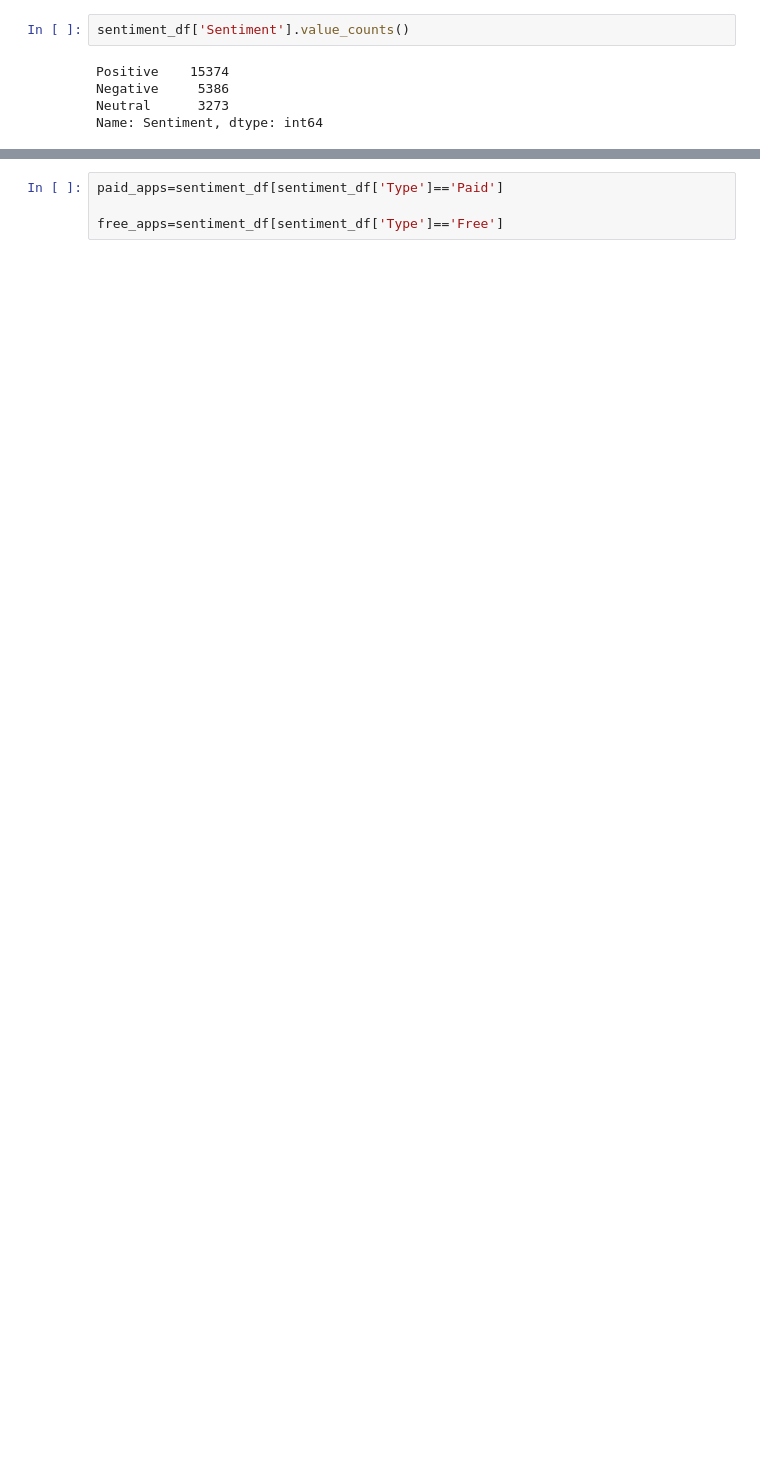
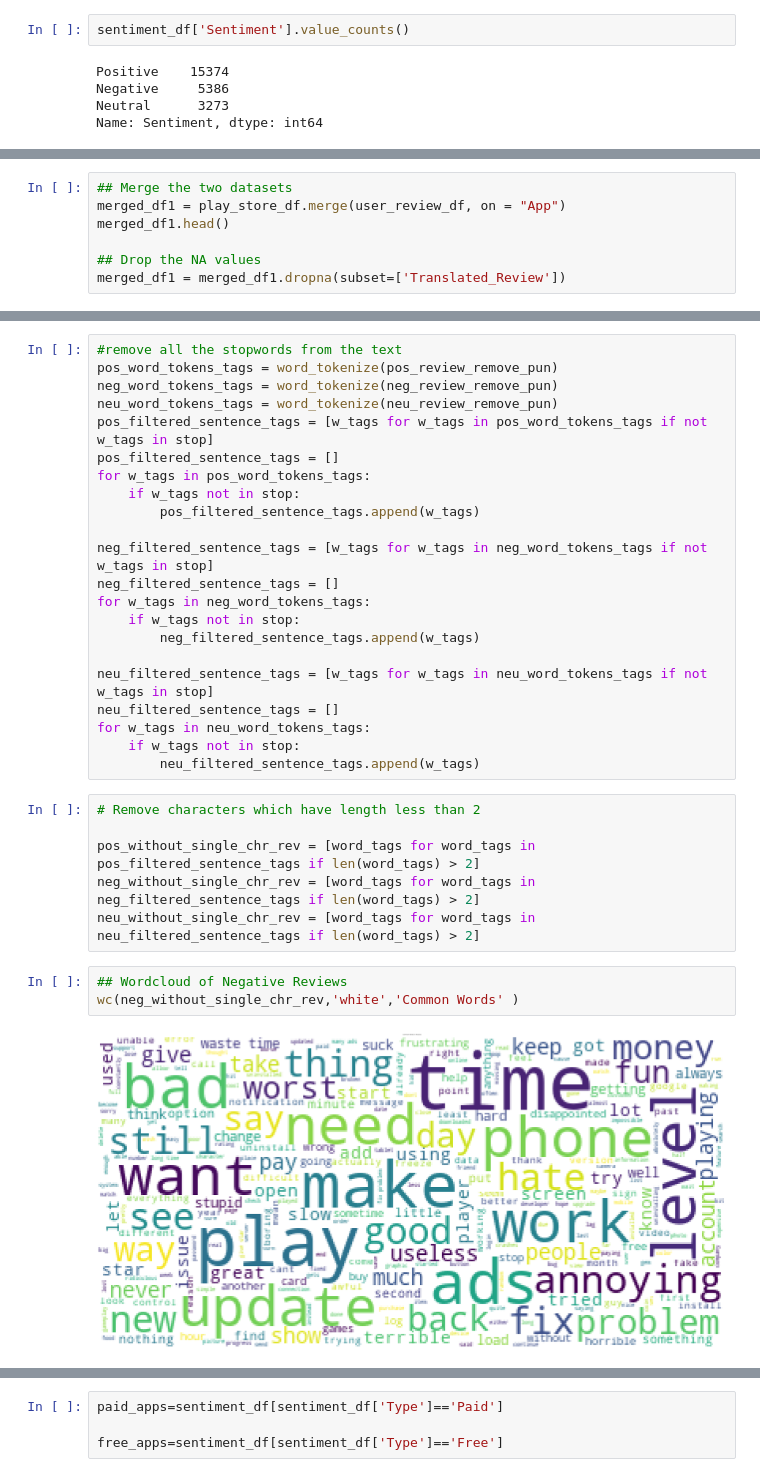
Before and after one commit to sameersat96/Play-store-data-analysis, a Jupyter notebook: play_store_analysis_and_sentiment_analysis.ipynb, the cells around one changed output, grey strips where cells are left out. Cells and saved outputs as stored; diff of their text form; blank space fills up the shorter version.

```diff
--- a/play_store_analysis_and_sentiment_analysis.ipynb
+++ b/play_store_analysis_and_sentiment_analysis.ipynb
@@ -1073,0 +1002,7 @@ plt.show()
+# %%
+## Merge the two datasets
+merged_df1 = play_store_df.merge(user_review_df, on = "App")
+merged_df1.head()
+
+## Drop the NA values
+merged_df1 = merged_df1.dropna(subset=['Translated_Review'])
@@ -1073,0 +1036,33 @@ plt.show()
+# %%
+#remove all the stopwords from the text
+pos_word_tokens_tags = word_tokenize(pos_review_remove_pun)
+neg_word_tokens_tags = word_tokenize(neg_review_remove_pun)
+neu_word_tokens_tags = word_tokenize(neu_review_remove_pun)
+pos_filtered_sentence_tags = [w_tags for w_tags in pos_word_tokens_tags if not w_tags in stop]
+pos_filtered_sentence_tags = []
+for w_tags in pos_word_tokens_tags:
+    if w_tags not in stop:
+        pos_filtered_sentence_tags.append(w_tags)
+
+neg_filtered_sentence_tags = [w_tags for w_tags in neg_word_tokens_tags if not w_tags in stop]
+neg_filtered_sentence_tags = []
+for w_tags in neg_word_tokens_tags:
+    if w_tags not in stop:
+        neg_filtered_sentence_tags.append(w_tags)
+
+neu_filtered_sentence_tags = [w_tags for w_tags in neu_word_tokens_tags if not w_tags in stop]
+neu_filtered_sentence_tags = []
+for w_tags in neu_word_tokens_tags:
+    if w_tags not in stop:
+        neu_filtered_sentence_tags.append(w_tags)
+# %%
+# Remove characters which have length less than 2
+
+pos_without_single_chr_rev = [word_tags for word_tags in pos_filtered_sentence_tags if len(word_tags) > 2]
+neg_without_single_chr_rev = [word_tags for word_tags in neg_filtered_sentence_tags if len(word_tags) > 2]
+neu_without_single_chr_rev = [word_tags for word_tags in neu_filtered_sentence_tags if len(word_tags) > 2]
+# %%
+## Wordcloud of Negative Reviews
+wc(neg_without_single_chr_rev,'white','Common Words' )
+# %% [output]
+[figure, added]
```
Also changed, not shown: parts of 25 cells of this notebook.
